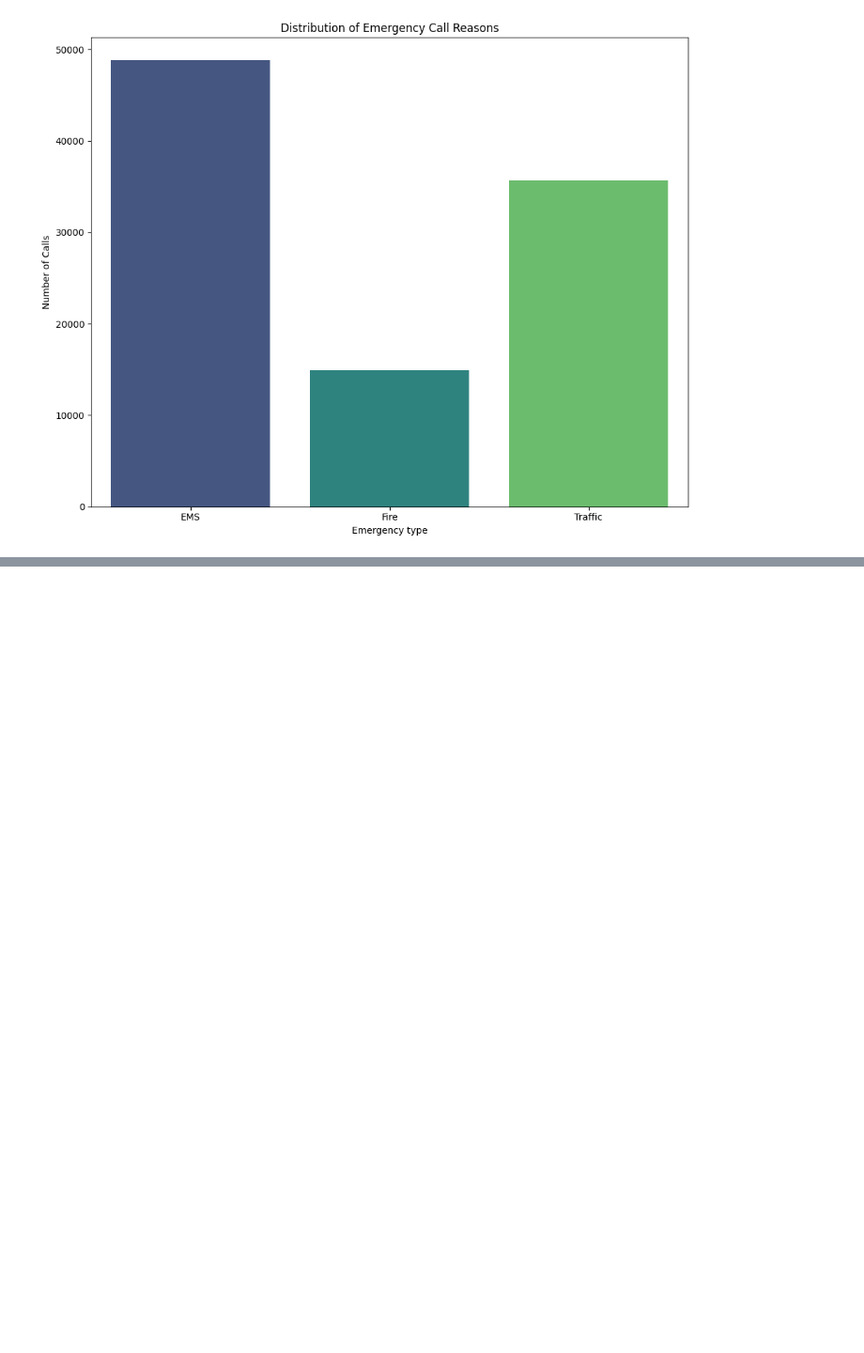
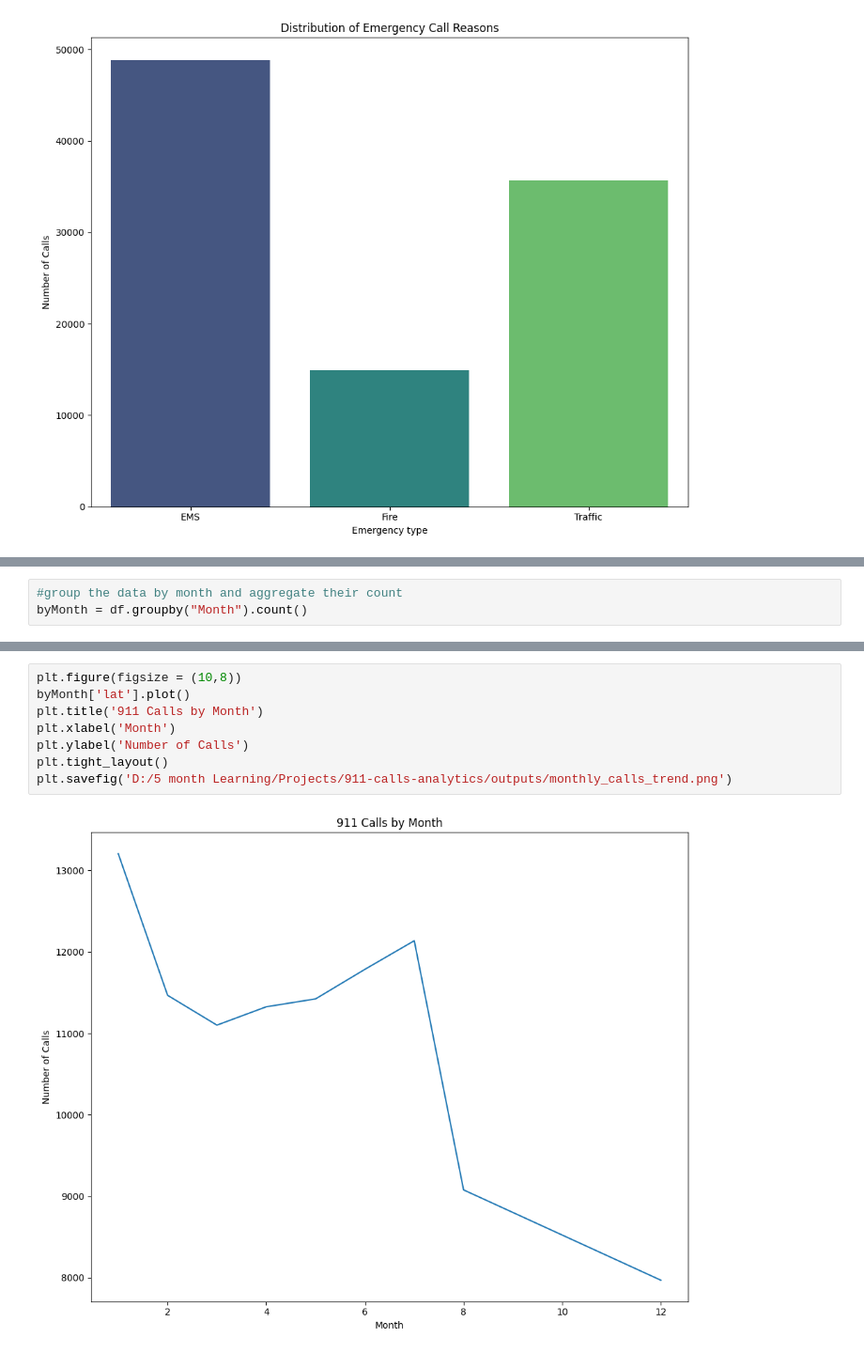
Before and after one commit to yeasiny71/911-calls-analytics, a Jupyter notebook: notebooks/eda.ipynb, the cells around one changed output, grey strips where cells are left out. Shown at 94% size. Cells and saved outputs as stored; diff of their text form; blank space fills up the shorter version.

Commit message:
Add time series analysis and heatmap visualization

```diff
--- a/notebooks/eda.ipynb
+++ b/notebooks/eda.ipynb
@@ -142,0 +157,3 @@ plt.savefig('D:/5 month Learning/Projects/911-calls-analytics/outputs/emergency_
+# %%
+#group the data by month and aggregate their count
+byMonth = df.groupby("Month").count()
@@ -142,0 +174,10 @@ plt.savefig('D:/5 month Learning/Projects/911-calls-analytics/outputs/emergency_
+# %%
+plt.figure(figsize = (10,8))
+byMonth['lat'].plot()
+plt.title('911 Calls by Month')
+plt.xlabel('Month')
+plt.ylabel('Number of Calls')
+plt.tight_layout()
+plt.savefig('D:/5 month Learning/Projects/911-calls-analytics/outputs/monthly_calls_trend.png')
+# %% [output]
+[figure, added]
```
Also changed, not shown: parts of 33 cells of this notebook, 3 other files.
